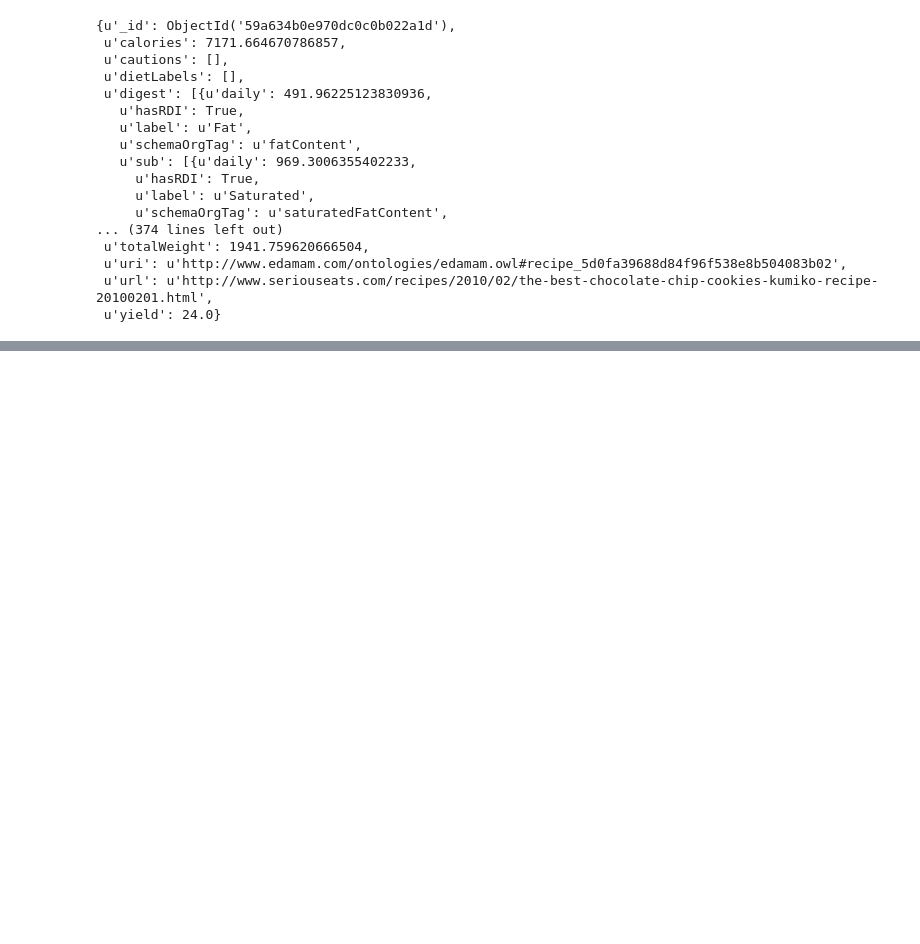
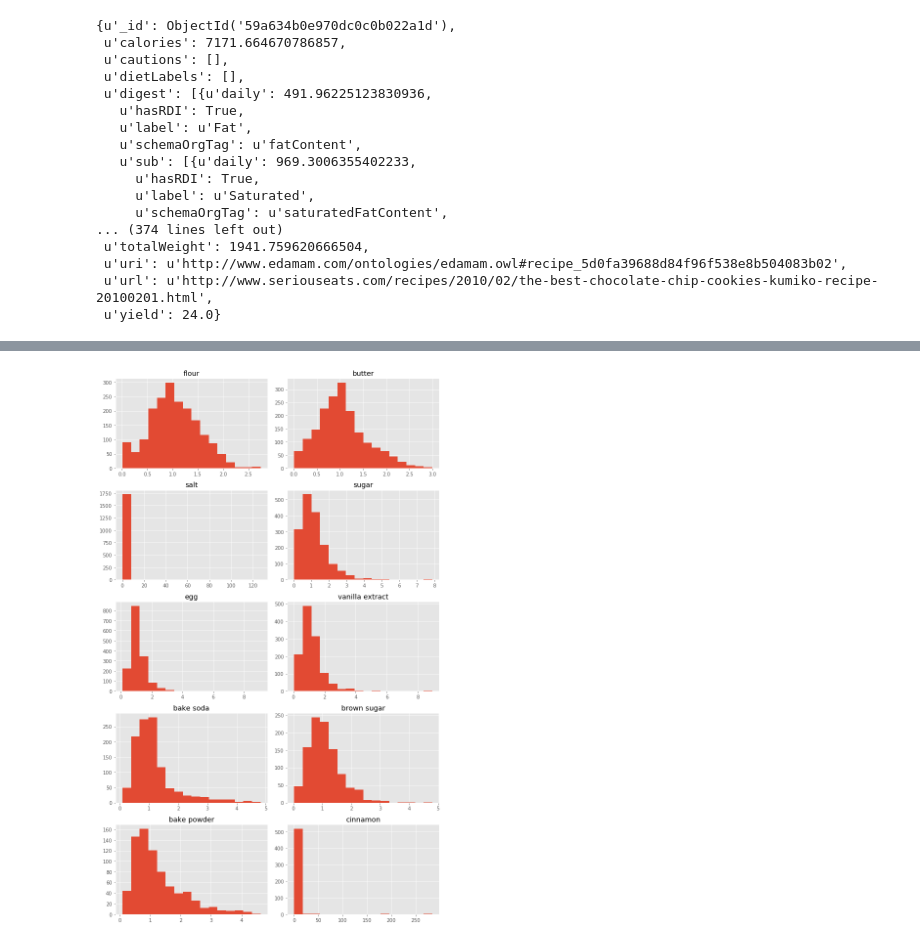
Before and after one commit to cshishido/capstone, a Jupyter notebook: cookie_eda.ipynb, the cells around one changed output, grey strips where cells are left out. Drawn from its saved outputs; the diff is of its cells as text; code cells hidden in the pictures; blank space fills up the shorter version.

```diff
--- a/cookie_eda.ipynb
+++ b/cookie_eda.ipynb
@@ -256,0 +266,10 @@ coll.find_one()
+# %%
+fig, axs = plt.subplots(5,2, figsize=(10,16))
+for (name, ser), ax in zip(df_top_10.iteritems(), axs.flatten()):
+    non0 = ser[ser > 0]
+    scaled = non0 / non0.median()
+    ax.hist(scaled, bins=16)
+    ax.set_title(name)
+plt.tight_layout()
+# %% [output]
+[figure, added]
```
Also changed, not shown: parts of 2 cells of this notebook, 2 other files.
